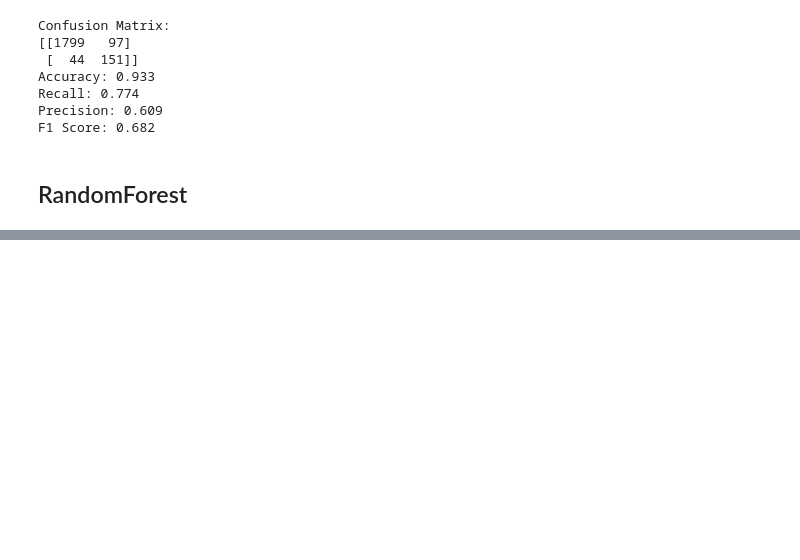
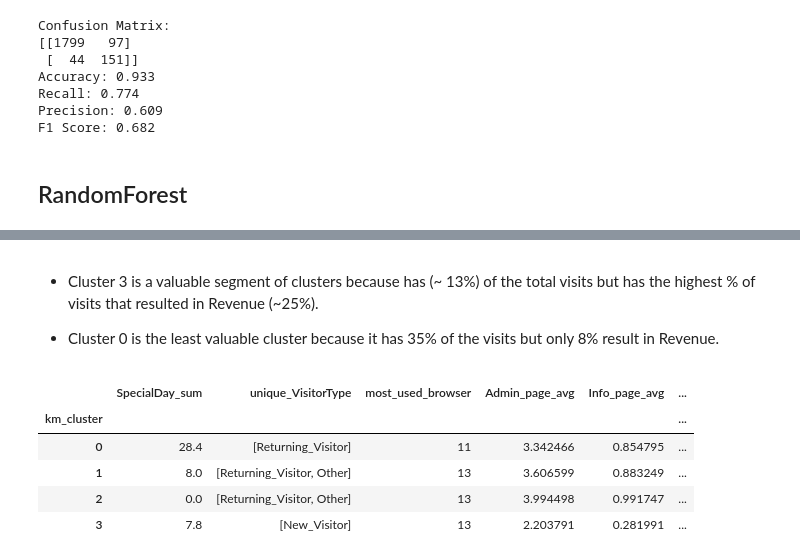
Before and after one commit to AsiehH/MLE-7, a Jupyter notebook: assignments/midterm/nb/midterm.ipynb, the cells around one changed output, grey strips where cells are left out. Cells and saved outputs as stored; diff of their text form; code cells hidden in the pictures; blank space fills up the shorter version.

```diff
--- a/assignments/midterm/nb/midterm.ipynb
+++ b/assignments/midterm/nb/midterm.ipynb
@@ -324,0 +447,24 @@ F1-score is the harmonic mean of precision and recall and it is at ~79%.
+# %% [markdown]
+- Cluster 3 is a valuable segment of clusters because has (~ 13%) of the total visits but has the highest % of visits that resulted in Revenue (~25%).
+
+- Cluster 0 is the least valuable cluster because it has 35% of the visits but only 8% result in Revenue.
+# %%
+grouped_revenue = df[df['Revenue']==1].groupby('km_cluster')
+
+grouped_revenue.agg(
+    SpecialDay_sum=('SpecialDay', 'sum'),
+    unique_VisitorType=('VisitorType', 'unique'),
+    most_used_browser= ('Browser', 'max'),
+    Admin_page_avg= ('Administrative', 'mean'),
+    Info_page_avg= ('Informational', 'mean'),
+    Prod_page_avg= ('ProductRelated', 'mean'),
+    BounceRate_avg= ('BounceRates', 'mean'),
+    OperatingSystems_unique= ('OperatingSystems', 'unique')
+    )
+# %% [output]
+|  | SpecialDay_sum | unique_VisitorType | most_used_browser | Admin_page_avg | Info_page_avg | ... |
+| km_cluster |  |  |  |  |  | ... |
+| 0 | 28.4 | [Returning_Visitor] | 11 | 3.342466 | 0.854795 | ... |
+| 1 | 8.0 | [Returning_Visitor, Other] | 13 | 3.606599 | 0.883249 | ... |
+| 2 | 0.0 | [Returning_Visitor, Other] | 13 | 3.994498 | 0.991747 | ... |
+| 3 | 7.8 | [New_Visitor] | 13 | 2.203791 | 0.281991 | ... |
```
Also changed, not shown: parts of 20 cells of this notebook, 3 other files.
